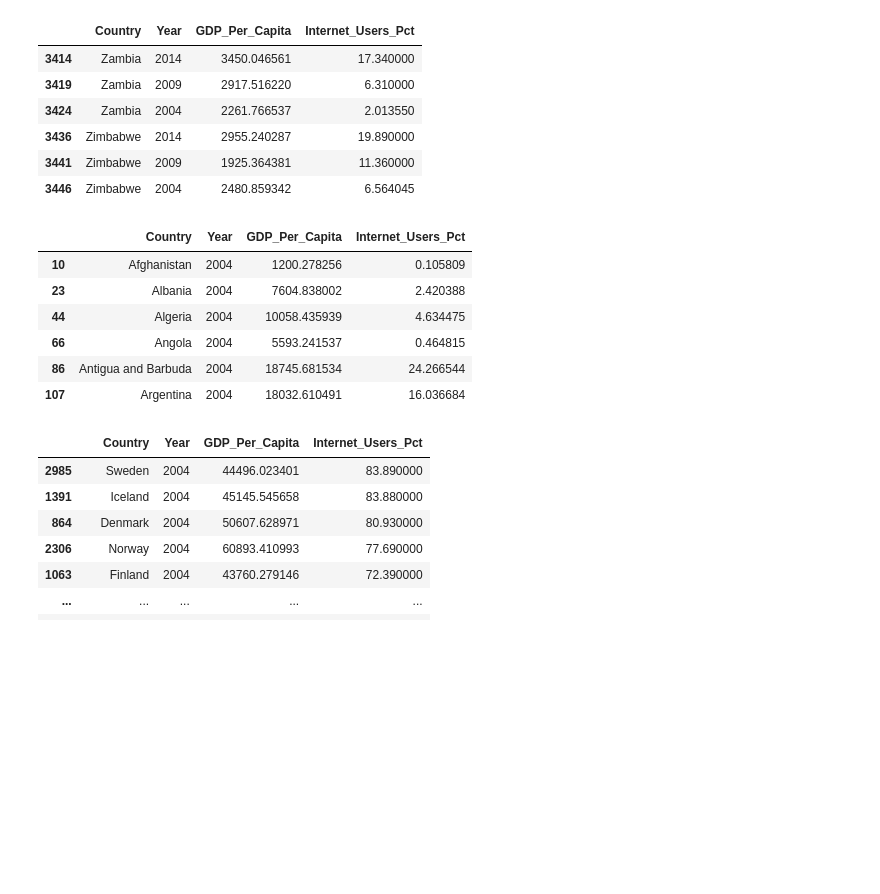
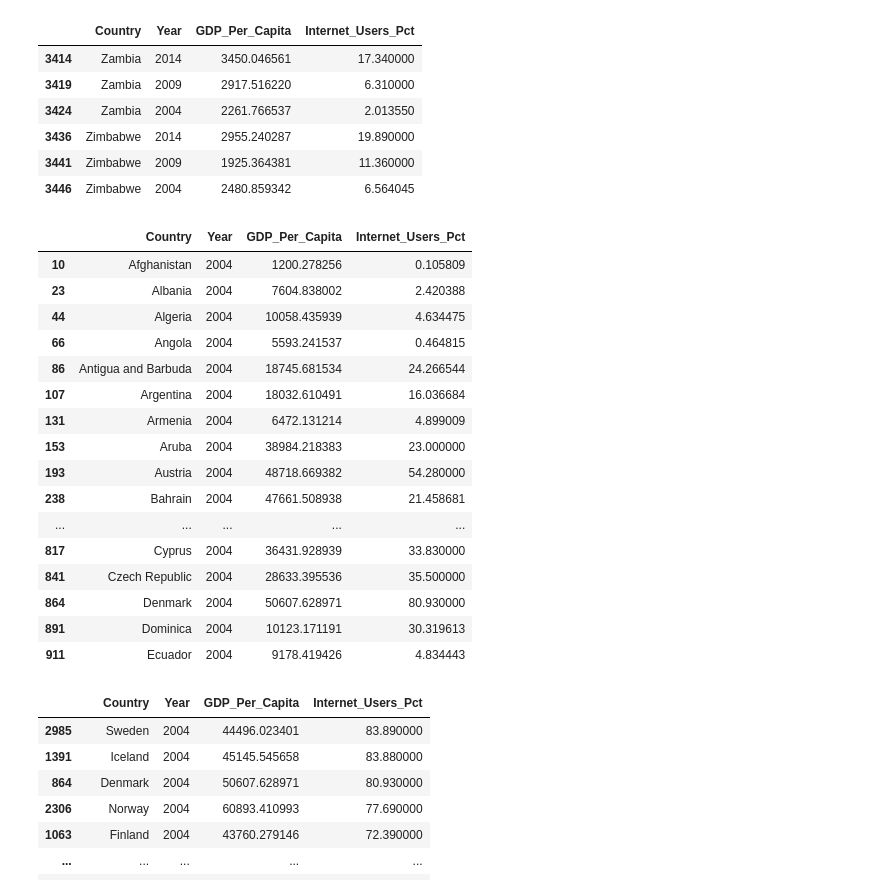
Before and after one commit to NSS-Full-Time-Data-Analytics-7/gdp-and-internet-usage-mcmitl, a Jupyter notebook: notebooks/UN_data.ipynb, the cells around one changed output. Cells and saved outputs as stored; diff of their text form; code cells hidden in the pictures; blank space fills up the shorter version.

```diff
--- a/notebooks/UN_data.ipynb
+++ b/notebooks/UN_data.ipynb
@@ -125,15 +125,25 @@ gdp_internet_subset.tail(6)
 | 3446 | Zimbabwe | 2004 | 2480.859342 | 6.564045 |
 # %%
 gdpin_2004 = gdp_internet_subset[(gdp_internet_subset['Year'] == '2004')]
-gdpin_2004.head(6)
+gdpin_2004.head(40)
 # %% [output]
 |  | Country | Year | GDP_Per_Capita | Internet_Users_Pct |
 | 10 | Afghanistan | 2004 | 1200.278256 | 0.105809 |
 | 23 | Albania | 2004 | 7604.838002 | 2.420388 |
 | 44 | Algeria | 2004 | 10058.435939 | 4.634475 |
 | 66 | Angola | 2004 | 5593.241537 | 0.464815 |
 | 86 | Antigua and Barbuda | 2004 | 18745.681534 | 24.266544 |
 | 107 | Argentina | 2004 | 18032.610491 | 16.036684 |
+| 131 | Armenia | 2004 | 6472.131214 | 4.899009 |
+| 153 | Aruba | 2004 | 38984.218383 | 23.000000 |
+| 193 | Austria | 2004 | 48718.669382 | 54.280000 |
+| 238 | Bahrain | 2004 | 47661.508938 | 21.458681 |
+| ... | ... | ... | ... | ... |
+| 817 | Cyprus | 2004 | 36431.928939 | 33.830000 |
+| 841 | Czech Republic | 2004 | 28633.395536 | 35.500000 |
+| 864 | Denmark | 2004 | 50607.628971 | 80.930000 |
+| 891 | Dominica | 2004 | 10123.171191 | 30.319613 |
+| 911 | Ecuador | 2004 | 9178.419426 | 4.834443 |
 # %%
 gdpin_2004.sort_values('Internet_Users_Pct', ascending=False)
 # %% [output]
```
Also changed, not shown: parts of 9 cells of this notebook.
